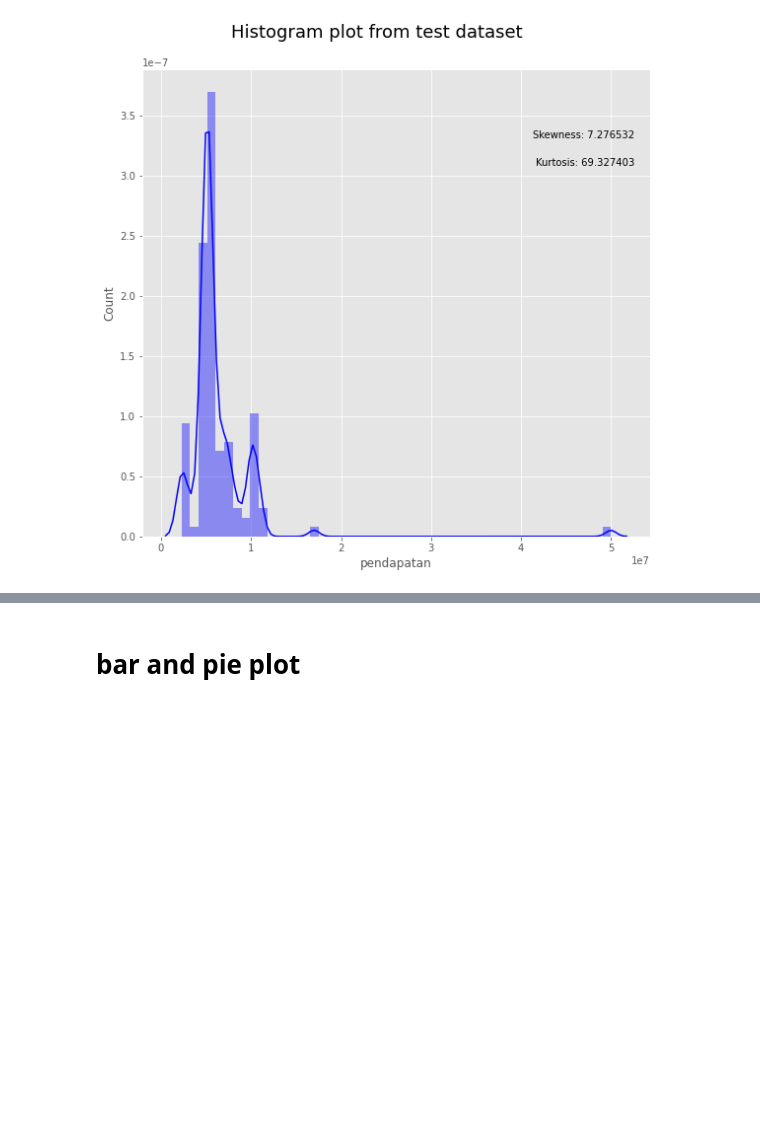
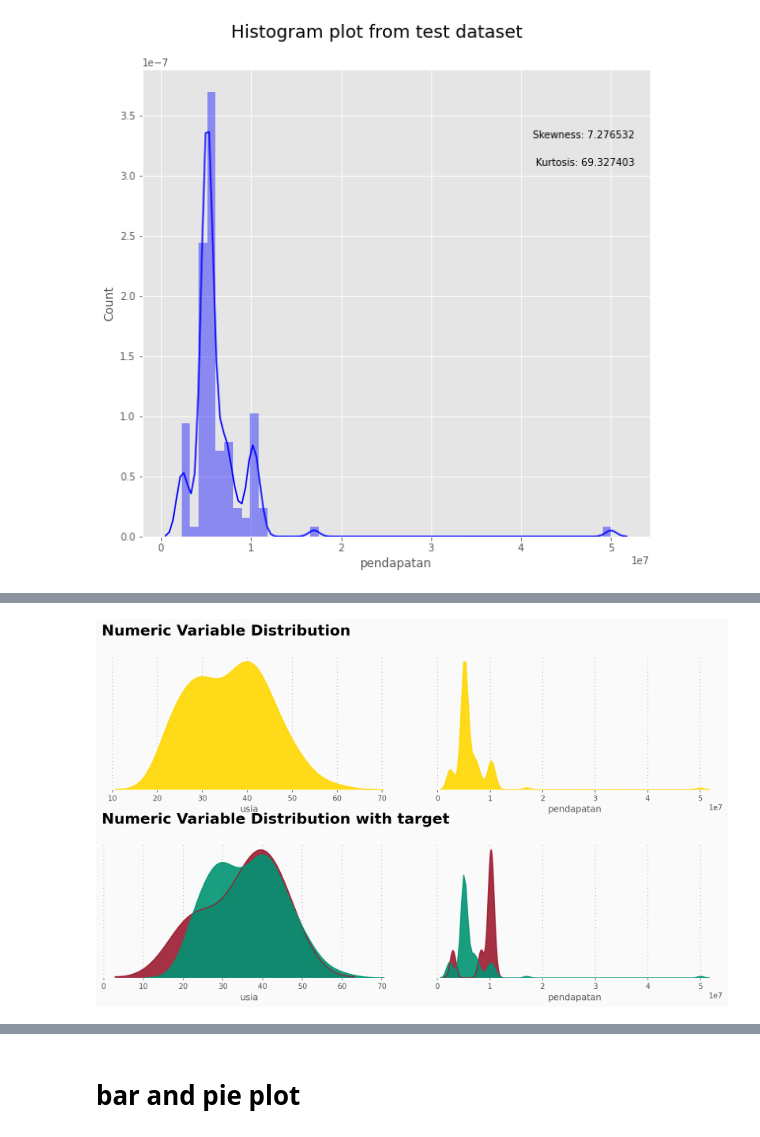
Before and after one commit to imanursar/Machine-Learning-Notes, a Jupyter notebook: Custom Function/Visual Function.ipynb, the cells around one changed output, grey strips where cells are left out. Cells and saved outputs as stored; diff of their text form; code cells hidden in the pictures; blank space fills up the shorter version.

```diff
--- a/Custom Function/Visual Function.ipynb
+++ b/Custom Function/Visual Function.ipynb
@@ -67,0 +64,4 @@ visual.histogram_columns(df,'kat_status',label=["good", "bad"],row_col=(3,4),tit
+# %%
+visual.dist_cont_plot(df,['usia','pendapatan'],'kat_status',[0, 1])
+# %% [output]
+[figure, added]
```
Also changed, not shown: parts of 16 cells of this notebook.
